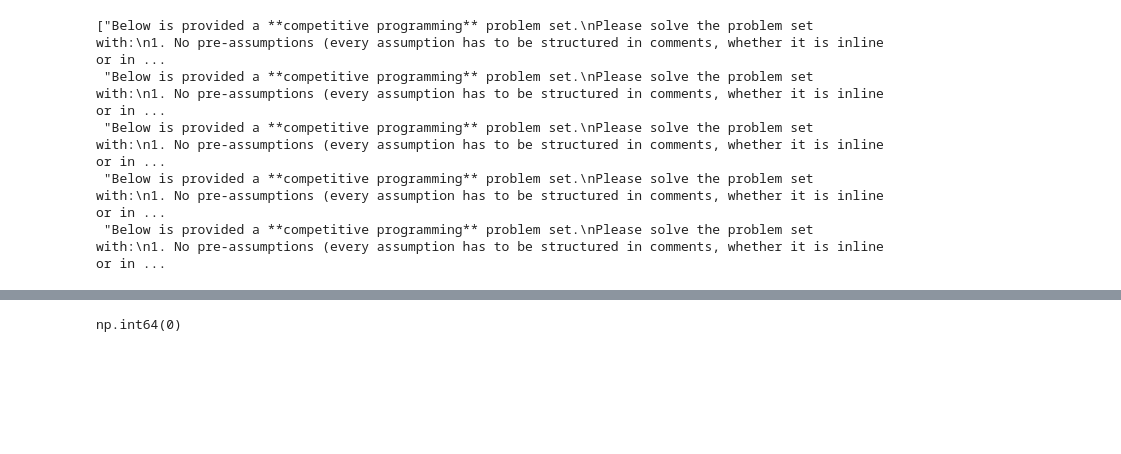
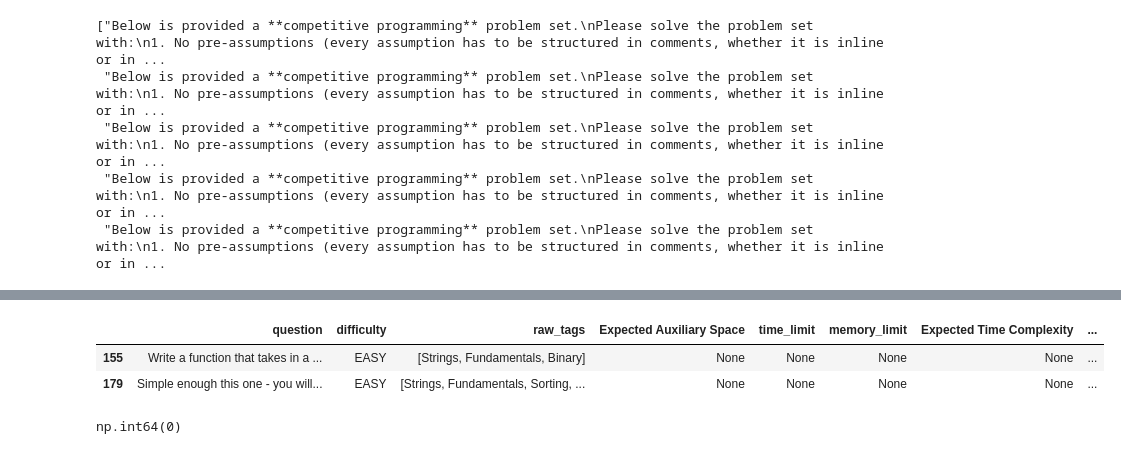
Before and after one commit to StanleyJo-37/competitive-programming-chatbots-comprasion, a Jupyter notebook: preprocessing.ipynb, the cells around one changed output, grey strips where cells are left out. Saved outputs shown, nothing was run; the diff lists cells and outputs as text; code cells hidden in the pictures; blank space fills up the shorter version.

Commit message:
# added minor changes to observe if there are any missing testcase inputs or outputs from the filtered problems

```diff
--- a/preprocessing.ipynb
+++ b/preprocessing.ipynb
@@ -984,6 +984,12 @@ final_df.head()
 | 2 | In this kata you will be given a ... | EASY | [Mathematics, Algorithms, Geometr... | [Geometry, Fundamentals, Sorting,... | [Sorting] | None | None | None | ... |
 | 3 | Matryoshka is a wooden toy in the... | EASY | [data structures, greedy, sortings] | [Sorting, Data structures, Greedy... | [Sorting, Data structures, Greedy... | None | 2 seconds | 256 megabytes | ... |
 | 4 | MyTunes, a new music application ... | EASY | [sorting] | [Sorting] | [Sorting] | None | None | None | ... |
+# %%
+final_df[final_df['inputs'].isna()]
+# %% [output]
+|  | question | difficulty | raw_tags | Expected Auxiliary Space | time_limit | memory_limit | Expected Time Complexity | ... |
+| 155 | Write a function that takes in a ... | EASY | [Strings, Fundamentals, Binary] | None | None | None | None | ... |
+| 179 | Simple enough this one - you will... | EASY | [Strings, Fundamentals, Sorting, ... | None | None | None | None | ... |
 # %%
 # Fix: Set inplace=True to modify final_df directly
 final_df["prompts"].duplicated().sum()
```
Also changed, not shown: parts of 1 cell of this notebook.
